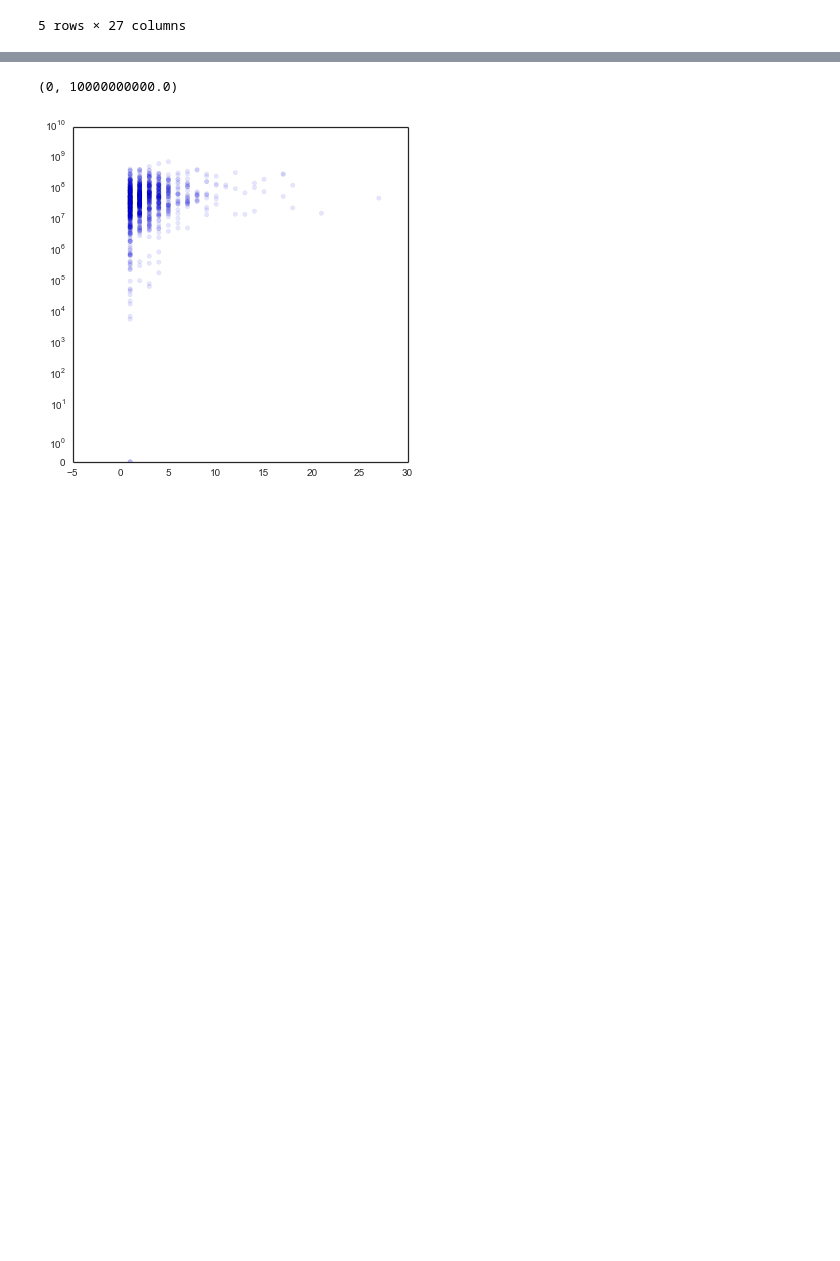
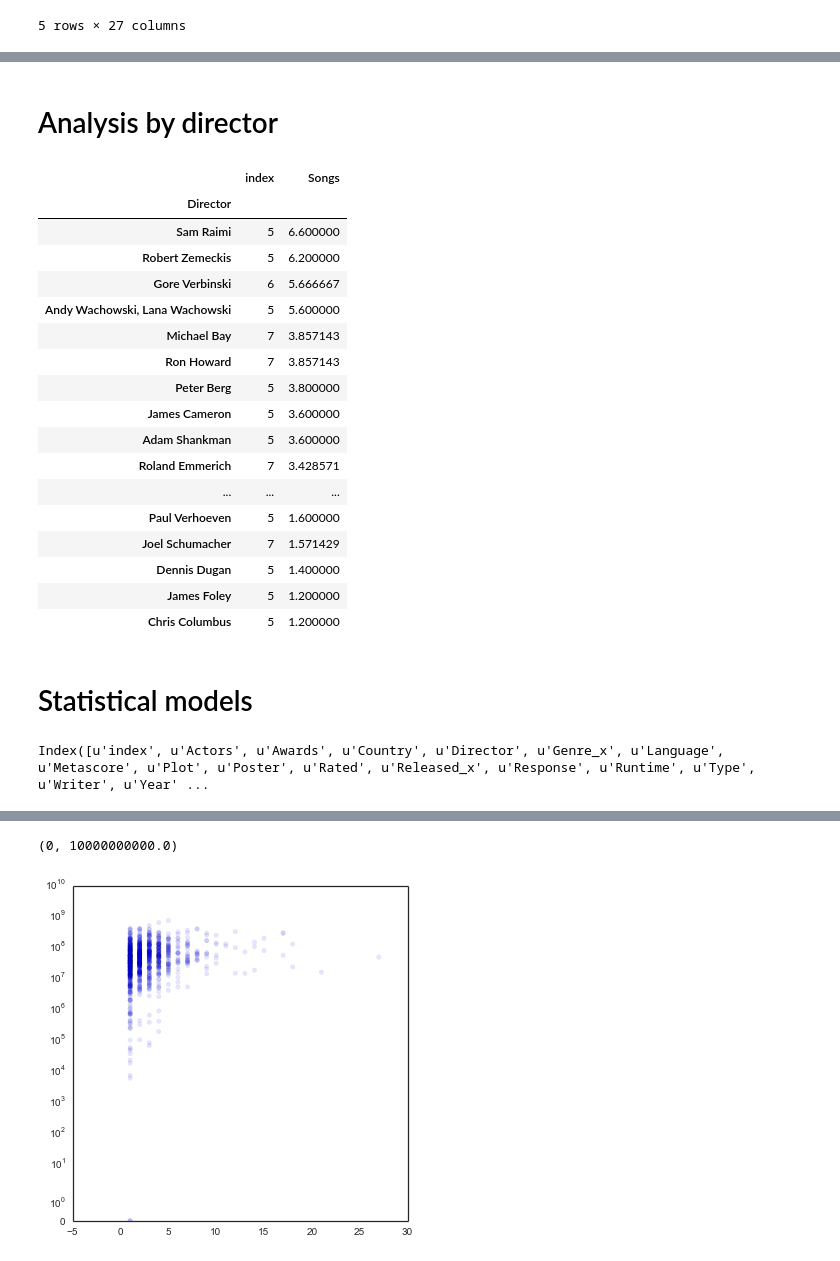
Before and after one commit to brianckeegan/Trailers, a Jupyter notebook: Trailers.ipynb, the cells around one changed output, grey strips where cells are left out. Drawn from its saved outputs; the diff is of its cells as text; code cells hidden in the pictures; blank space fills up the shorter version.

```diff
--- a/Trailers.ipynb
+++ b/Trailers.ipynb
@@ -369,0 +384,31 @@ plt.xlabel('')
+# %% [markdown]
+# Analysis by director
+# %%
+directors_df = df2.groupby('Director').agg({'index':len,
+                             'Songs':np.mean})
+directors_df[directors_df['index']>=5].sort('Songs',ascending=False)
+# %% [output]
+|  | index | Songs |
+| Director |  |  |
+| Sam Raimi | 5 | 6.600000 |
+| Robert Zemeckis | 5 | 6.200000 |
+| Gore Verbinski | 6 | 5.666667 |
+| Andy Wachowski, Lana Wachowski | 5 | 5.600000 |
+| Michael Bay | 7 | 3.857143 |
+| Ron Howard | 7 | 3.857143 |
+| Peter Berg | 5 | 3.800000 |
+| James Cameron | 5 | 3.600000 |
+| Adam Shankman | 5 | 3.600000 |
+| Roland Emmerich | 7 | 3.428571 |
+| ... | ... | ... |
+| Paul Verhoeven | 5 | 1.600000 |
+| Joel Schumacher | 7 | 1.571429 |
+| Dennis Dugan | 5 | 1.400000 |
+| James Foley | 5 | 1.200000 |
+| Chris Columbus | 5 | 1.200000 |
+# %% [markdown]
+# Statistical models
+# %%
+df2.columns
+# %% [output]
+Index([u'index', u'Actors', u'Awards', u'Country', u'Director', u'Genre_x', u'Language', u'Metascore', u'Plot', u'Poster', u'Rated', u'Released_x', u'Response', u'Runtime', u'Type', u'Writer', u'Year' ...
```
Also changed, not shown: parts of 16 cells of this notebook.
